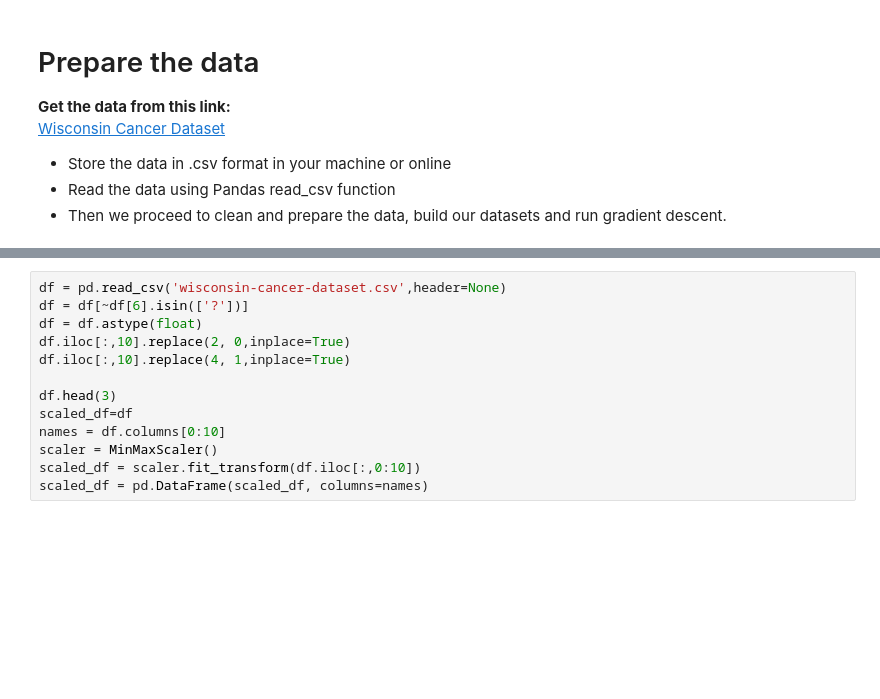
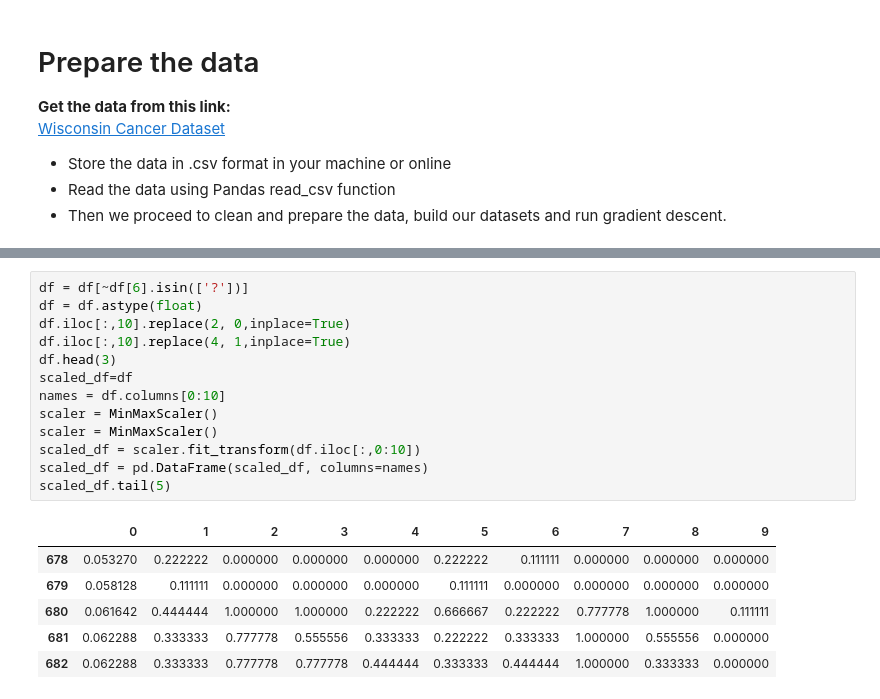
Before and after one commit to Xiangs18/Deep-Learning-predicting-breast-cancer-tumor-malignancy, a Jupyter notebook: nn-2l-raw.ipynb, the cells around one changed output, grey strips where cells are left out. Cells and saved outputs as stored; diff of their text form; blank space fills up the shorter version.

```diff
--- a/nn-2l-raw.ipynb
+++ b/nn-2l-raw.ipynb
@@ -174,13 +186,20 @@ class dlnet:
 # %%
-df = pd.read_csv('wisconsin-cancer-dataset.csv',header=None)
 df = df[~df[6].isin(['?'])]
 df = df.astype(float)
 df.iloc[:,10].replace(2, 0,inplace=True)
 df.iloc[:,10].replace(4, 1,inplace=True)
-
 df.head(3)
 scaled_df=df
 names = df.columns[0:10]
 scaler = MinMaxScaler()
+scaler = MinMaxScaler()
 scaled_df = scaler.fit_transform(df.iloc[:,0:10])
 scaled_df = pd.DataFrame(scaled_df, columns=names)
+scaled_df.tail(5)
+# %% [output]
+|  | 0 | 1 | 2 | 3 | 4 | 5 | 6 | 7 | 8 | 9 |
+| 678 | 0.053270 | 0.222222 | 0.000000 | 0.000000 | 0.000000 | 0.222222 | 0.111111 | 0.000000 | 0.000000 | 0.000000 |
+| 679 | 0.058128 | 0.111111 | 0.000000 | 0.000000 | 0.000000 | 0.111111 | 0.000000 | 0.000000 | 0.000000 | 0.000000 |
+| 680 | 0.061642 | 0.444444 | 1.000000 | 1.000000 | 0.222222 | 0.666667 | 0.222222 | 0.777778 | 1.000000 | 0.111111 |
+| 681 | 0.062288 | 0.333333 | 0.777778 | 0.555556 | 0.333333 | 0.222222 | 0.333333 | 1.000000 | 0.555556 | 0.000000 |
+| 682 | 0.062288 | 0.333333 | 0.777778 | 0.777778 | 0.444444 | 0.333333 | 0.444444 | 1.000000 | 0.333333 | 0.000000 |
```
Also changed, not shown: parts of 11 cells of this notebook.
